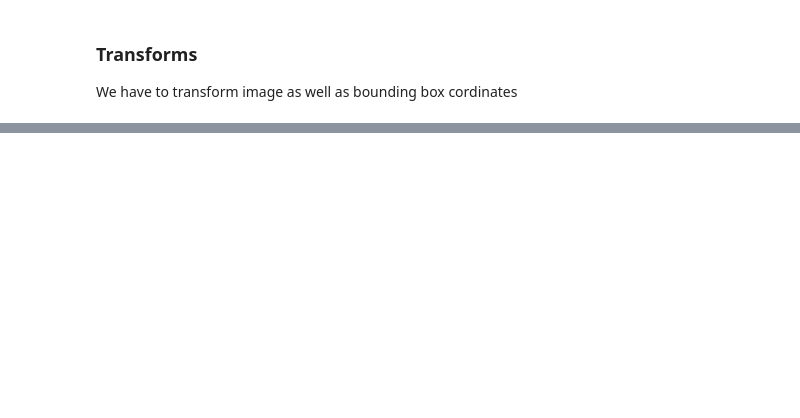
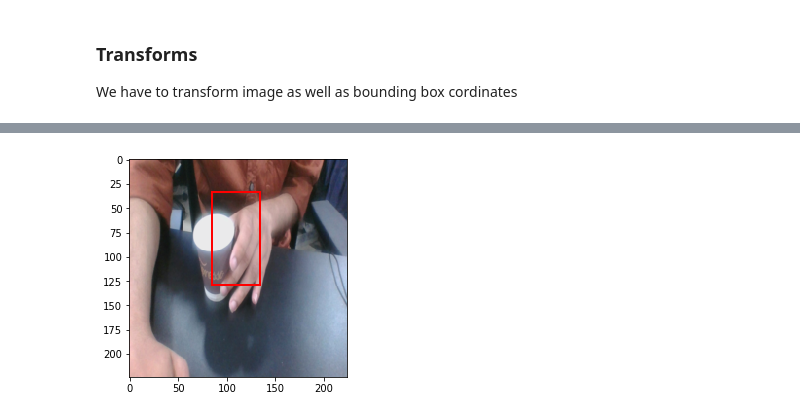
Before and after one commit to shashank2806/pytorch-classification-localization, a Jupyter notebook: localization.ipynb, the cells around one changed output, grey strips where cells are left out. Saved outputs shown, nothing was run; the diff lists cells and outputs as text; code cells hidden in the pictures; blank space fills up the shorter version.

```diff
--- a/localization.ipynb
+++ b/localization.ipynb
@@ -198,0 +405,9 @@ validation_loader = torch.utils.data.DataLoader(cup_dataset, batch_size=bs,
+# %%
+def predict(image_path, model):
+    # Predict the class (or classes) of an image using a trained deep learning model.
+    model.eval()
+    img_pros = process_image(image_path)
+    img_pros = img_pros.view(1,3,224,224)
+    with torch.no_grad():
+        output = model(img_pros)
+    return output
@@ -198,0 +419,4 @@ validation_loader = torch.utils.data.DataLoader(cup_dataset, batch_size=bs,
+# %%
+draw_bb(img_pros, box[0], kind='tensor', normalized=True, testing=False)
+# %% [output]
+[figure, added]
```
Also changed, not shown: parts of 33 cells of this notebook.
